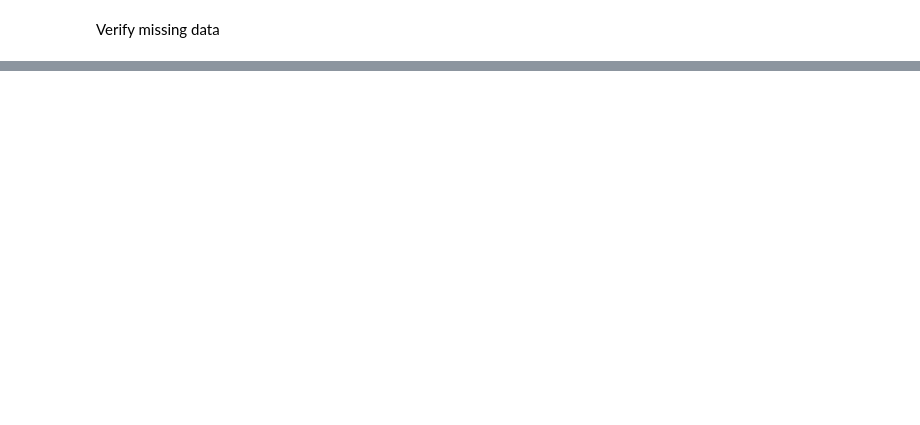
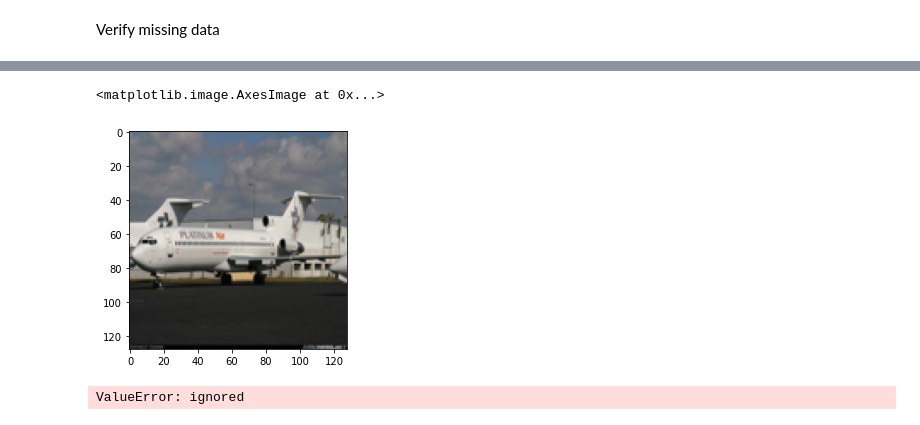
Before and after one commit to pierredumontel/plane-classification, a Jupyter notebook: notebooks/train_classification_model.ipynb, the cells around one changed output, grey strips where cells are left out. Drawn from its saved outputs; the diff is of its cells as text; code cells hidden in the pictures; blank space fills up the shorter version.

```diff
--- a/notebooks/train_classification_model.ipynb
+++ b/notebooks/train_classification_model.ipynb
@@ -115,0 +393,2 @@ assert manufacturer_df['manufacturer'].isna().sum()==0,"Missing value in manufac
+# %%
+manufacturer_df['image_shape'] = manufacturer_df['path'].apply(lambda p:plt.imread(p).shape)
@@ -115,0 +410,48 @@ assert manufacturer_df['manufacturer'].isna().sum()==0,"Missing value in manufac
+# %%
+IMAGE_WIDTH = 128
+IMAGE_HEIGHT = IMAGE_WIDTH
+# %%
+images_list = []
+def load_resize_image(path,width, height):
+  """Load an image and resize it to the target size
+
+  Parameters
+  ----------
+
+  path (Path):access path to image file
+  height (int):resize image to this height
+  width (int):resize image to this width
+
+  Returns
+  -------
+  np.array containing resized image
+
+  """
+  return np.array(Image.open(path).resize((width, height)))
+# %%
+manufacturer_df['resized_image'] = manufacturer_df.apply(lambda r: load_resize_image(r['path'], IMAGE_WIDTH, IMAGE_HEIGHT), axis=1)
+# %%
+plt.imshow(manufacturer_df.iloc[42,]['resized_image'])
+# %% [output]
+<matplotlib.image.AxesImage at 0x...>
+[figure, added]
+# %%
+#Building the model
+model = Sequential()
+model.add(Conv2D(filters=32, kernel_size=(5,5), activation='relu', input_shape=manufacturer_df.shape[1:]))
+model.add(Conv2D(filters=32, kernel_size=(5,5), activation='relu'))
+model.add(MaxPool2D(pool_size=(2, 2)))
+model.add(Dropout(rate=0.25))
+model.add(Conv2D(filters=64, kernel_size=(3, 3), activation='relu'))
+model.add(Conv2D(filters=64, kernel_size=(3, 3), activation='relu'))
+model.add(MaxPool2D(pool_size=(2, 2)))
+model.add(Dropout(rate=0.25))
+model.add(Flatten())
+model.add(Dense(256, activation='relu'))
+model.add(Dropout(rate=0.5))
+model.add(Dense(43, activation='softmax'))
+
+#Compilation of the model
+model.compile(loss='categorical_crossentropy', optimizer='adam', metrics=['accuracy'])
+# %% [output]
+ValueError: ignored
```
Also changed, not shown: parts of 32 cells of this notebook.
